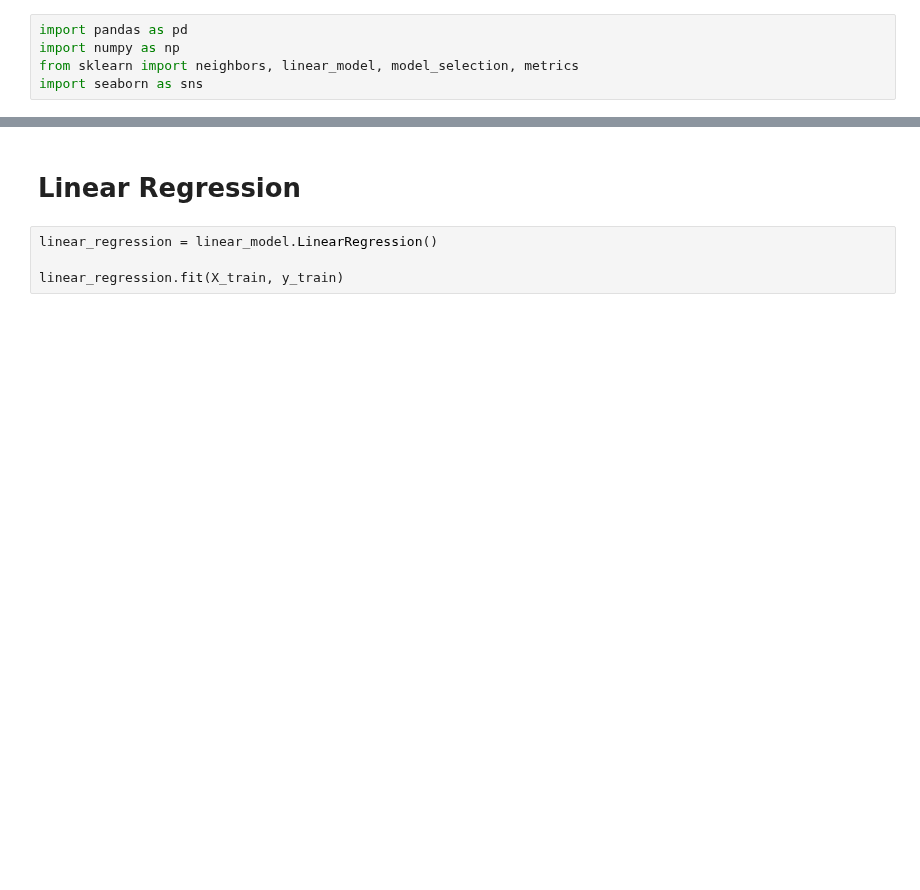
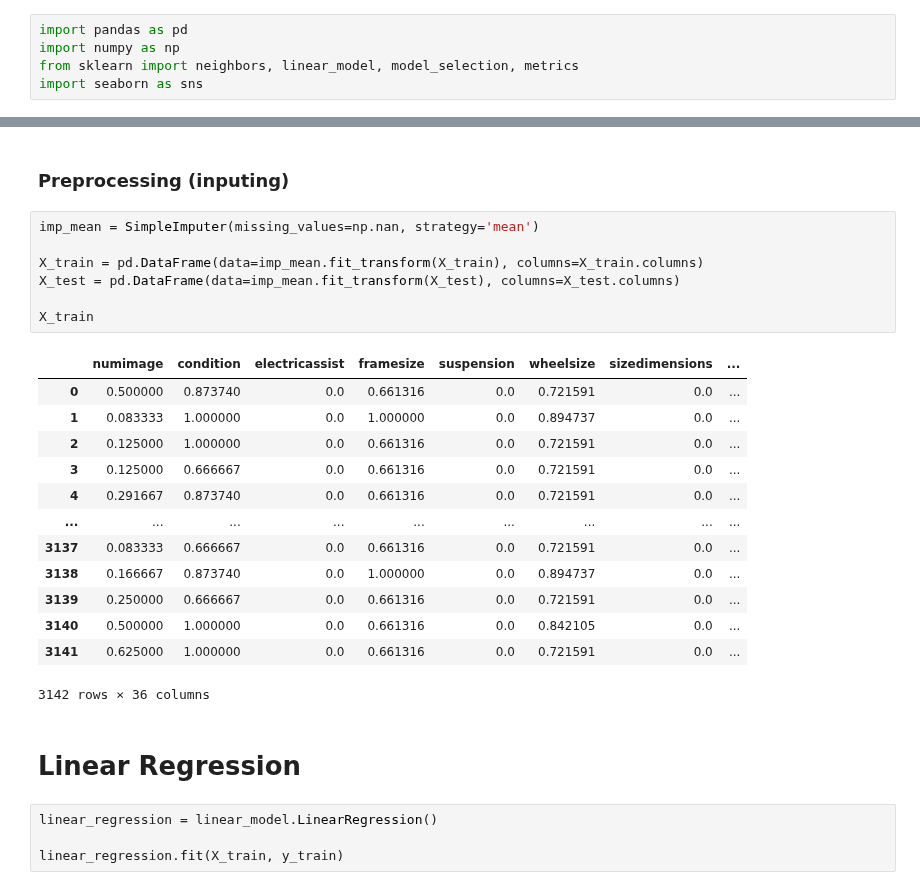
Before and after one commit to noeht/Data-Analytics---BEstimate, a Jupyter notebook: craigslist_ML.ipynb, the cells around one changed output, grey strips where cells are left out. Cells and saved outputs as stored; diff of their text form; blank space fills up the shorter version.

Commit message:
imputer

```diff
--- a/craigslist_ML.ipynb
+++ b/craigslist_ML.ipynb
@@ -124,3 +125,26 @@ X_train, X_test
+# %% [markdown]
+### Preprocessing (inputing)
+# %%
+imp_mean = SimpleImputer(missing_values=np.nan, strategy='mean')
+
+X_train = pd.DataFrame(data=imp_mean.fit_transform(X_train), columns=X_train.columns)
+X_test = pd.DataFrame(data=imp_mean.fit_transform(X_test), columns=X_test.columns)
+
+X_train
+# %% [output]
+|  | numimage | condition | electricassist | framesize | suspension | wheelsize | sizedimensions | ... |
+| 0 | 0.500000 | 0.873740 | 0.0 | 0.661316 | 0.0 | 0.721591 | 0.0 | ... |
+| 1 | 0.083333 | 1.000000 | 0.0 | 1.000000 | 0.0 | 0.894737 | 0.0 | ... |
+| 2 | 0.125000 | 1.000000 | 0.0 | 0.661316 | 0.0 | 0.721591 | 0.0 | ... |
+| 3 | 0.125000 | 0.666667 | 0.0 | 0.661316 | 0.0 | 0.721591 | 0.0 | ... |
+| 4 | 0.291667 | 0.873740 | 0.0 | 0.661316 | 0.0 | 0.721591 | 0.0 | ... |
+| ... | ... | ... | ... | ... | ... | ... | ... | ... |
+| 3137 | 0.083333 | 0.666667 | 0.0 | 0.661316 | 0.0 | 0.721591 | 0.0 | ... |
+| 3138 | 0.166667 | 0.873740 | 0.0 | 1.000000 | 0.0 | 0.894737 | 0.0 | ... |
+| 3139 | 0.250000 | 0.666667 | 0.0 | 0.661316 | 0.0 | 0.721591 | 0.0 | ... |
+| 3140 | 0.500000 | 1.000000 | 0.0 | 0.661316 | 0.0 | 0.842105 | 0.0 | ... |
+| 3141 | 0.625000 | 1.000000 | 0.0 | 0.661316 | 0.0 | 0.721591 | 0.0 | ... |
+3142 rows × 36 columns
 # %% [markdown]
 # Linear Regression
 # %%
```
Also changed, not shown: parts of 26 cells of this notebook, 1 other file.
